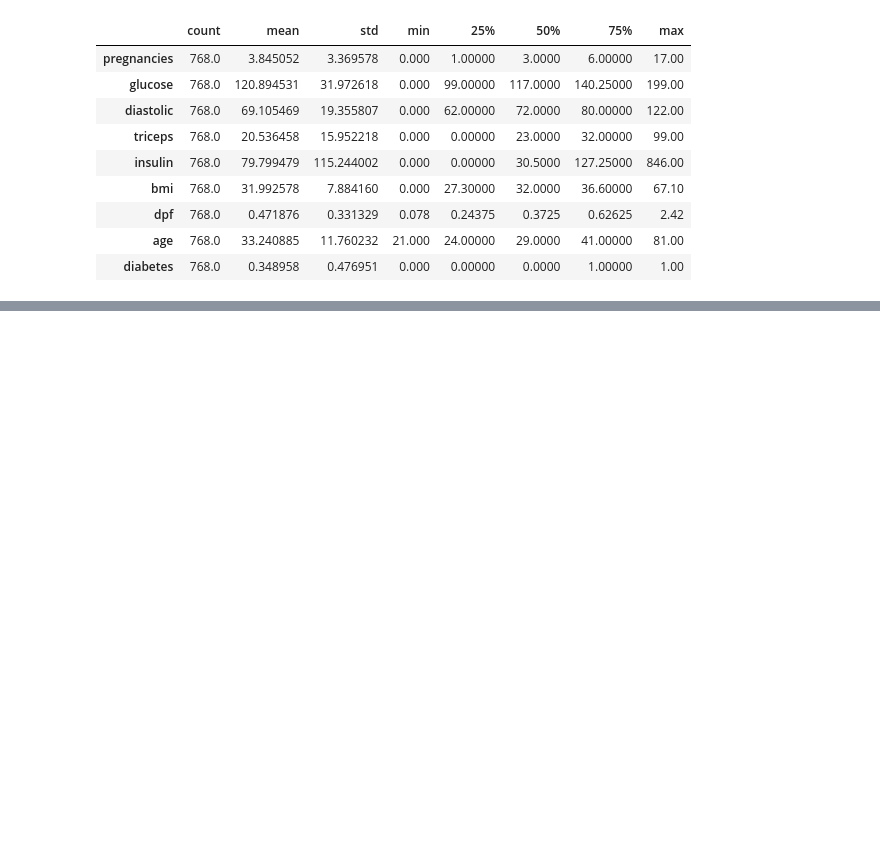
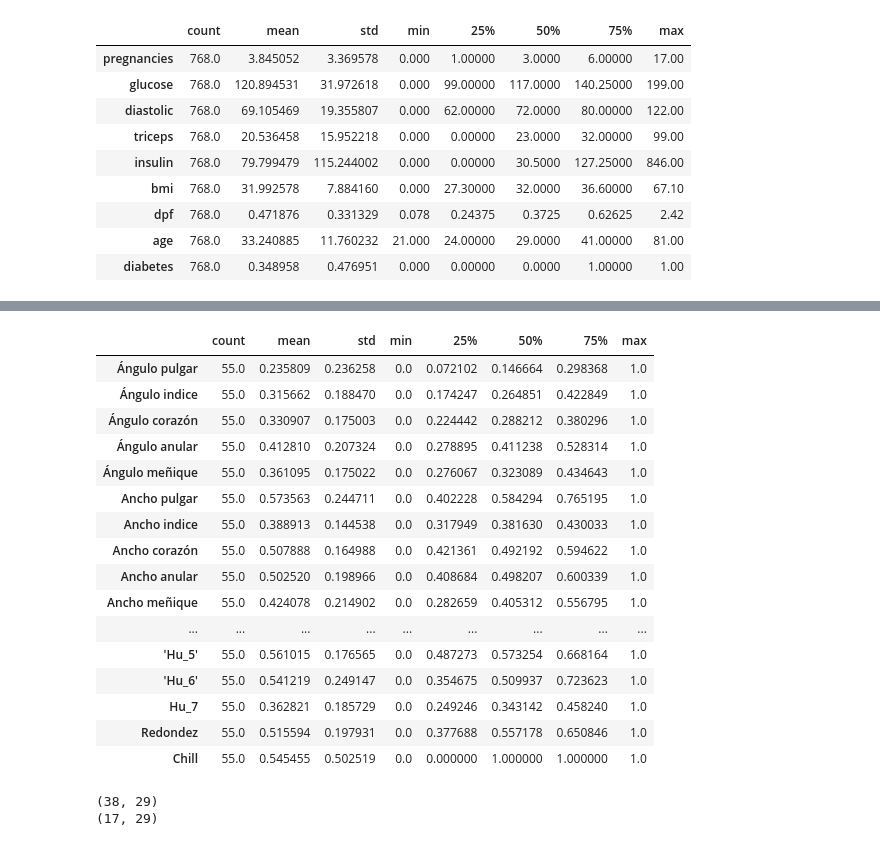
Before and after one commit to KouzouAkizuki/Tecnicas-de-IA---2024-I, a Jupyter notebook: Talleres/Taller 6/Taller 6.ipynb, the cells around one changed output, grey strips where cells are left out. Cells and saved outputs as stored; diff of their text form; code cells hidden in the pictures; blank space fills up the shorter version.

```diff
--- a/Talleres/Taller 6/Taller 6.ipynb
+++ b/Talleres/Taller 6/Taller 6.ipynb
@@ -41,0 +141,39 @@ df.describe().transpose()
+# %%
+# Creación de arreglo de características y variable de respuesta
+target_column = ['Chill']
+predictors = list(set(list(df.columns))-set(target_column))
+range = df[predictors].max() - df[predictors].min()
+values =  df[predictors] - df[predictors].min()
+df[predictors] = values/range # El método de normalizado cambia, al tener valores negativos
+df.describe().transpose()
+# %% [output]
+|  | count | mean | std | min | 25% | 50% | 75% | max |
+| Ángulo pulgar | 55.0 | 0.235809 | 0.236258 | 0.0 | 0.072102 | 0.146664 | 0.298368 | 1.0 |
+| Ángulo indice | 55.0 | 0.315662 | 0.188470 | 0.0 | 0.174247 | 0.264851 | 0.422849 | 1.0 |
+| Ángulo corazón | 55.0 | 0.330907 | 0.175003 | 0.0 | 0.224442 | 0.288212 | 0.380296 | 1.0 |
+| Ángulo anular | 55.0 | 0.412810 | 0.207324 | 0.0 | 0.278895 | 0.411238 | 0.528314 | 1.0 |
+| Ángulo meñique | 55.0 | 0.361095 | 0.175022 | 0.0 | 0.276067 | 0.323089 | 0.434643 | 1.0 |
+| Ancho pulgar | 55.0 | 0.573563 | 0.244711 | 0.0 | 0.402228 | 0.584294 | 0.765195 | 1.0 |
+| Ancho indice | 55.0 | 0.388913 | 0.144538 | 0.0 | 0.317949 | 0.381630 | 0.430033 | 1.0 |
+| Ancho corazón | 55.0 | 0.507888 | 0.164988 | 0.0 | 0.421361 | 0.492192 | 0.594622 | 1.0 |
+| Ancho anular | 55.0 | 0.502520 | 0.198966 | 0.0 | 0.408684 | 0.498207 | 0.600339 | 1.0 |
+| Ancho meñique | 55.0 | 0.424078 | 0.214902 | 0.0 | 0.282659 | 0.405312 | 0.556795 | 1.0 |
+| ... | ... | ... | ... | ... | ... | ... | ... | ... |
+| 'Hu_5' | 55.0 | 0.561015 | 0.176565 | 0.0 | 0.487273 | 0.573254 | 0.668164 | 1.0 |
+| 'Hu_6' | 55.0 | 0.541219 | 0.249147 | 0.0 | 0.354675 | 0.509937 | 0.723623 | 1.0 |
+| Hu_7 | 55.0 | 0.362821 | 0.185729 | 0.0 | 0.249246 | 0.343142 | 0.458240 | 1.0 |
+| Redondez | 55.0 | 0.515594 | 0.197931 | 0.0 | 0.377688 | 0.557178 | 0.650846 | 1.0 |
+| Chill | 55.0 | 0.545455 | 0.502519 | 0.0 | 0.000000 | 1.000000 | 1.000000 | 1.0 |
+# %%
+# Creación de los conjuntos de entrenamiento y prueba
+
+X = df[predictors].values
+y = df[target_column].values
+
+# 30% datos de prueba y 70% datos de entrenamiento
+X_train, X_test, y_train, y_test = train_test_split(X, y, test_size = 0.30, random_state = 40)
+print(X_train.shape)
+print(X_test.shape)
+# %% [output]
+(38, 29)
+(17, 29)
```
Also changed, not shown: parts of 17 cells of this notebook, 27 other files.
